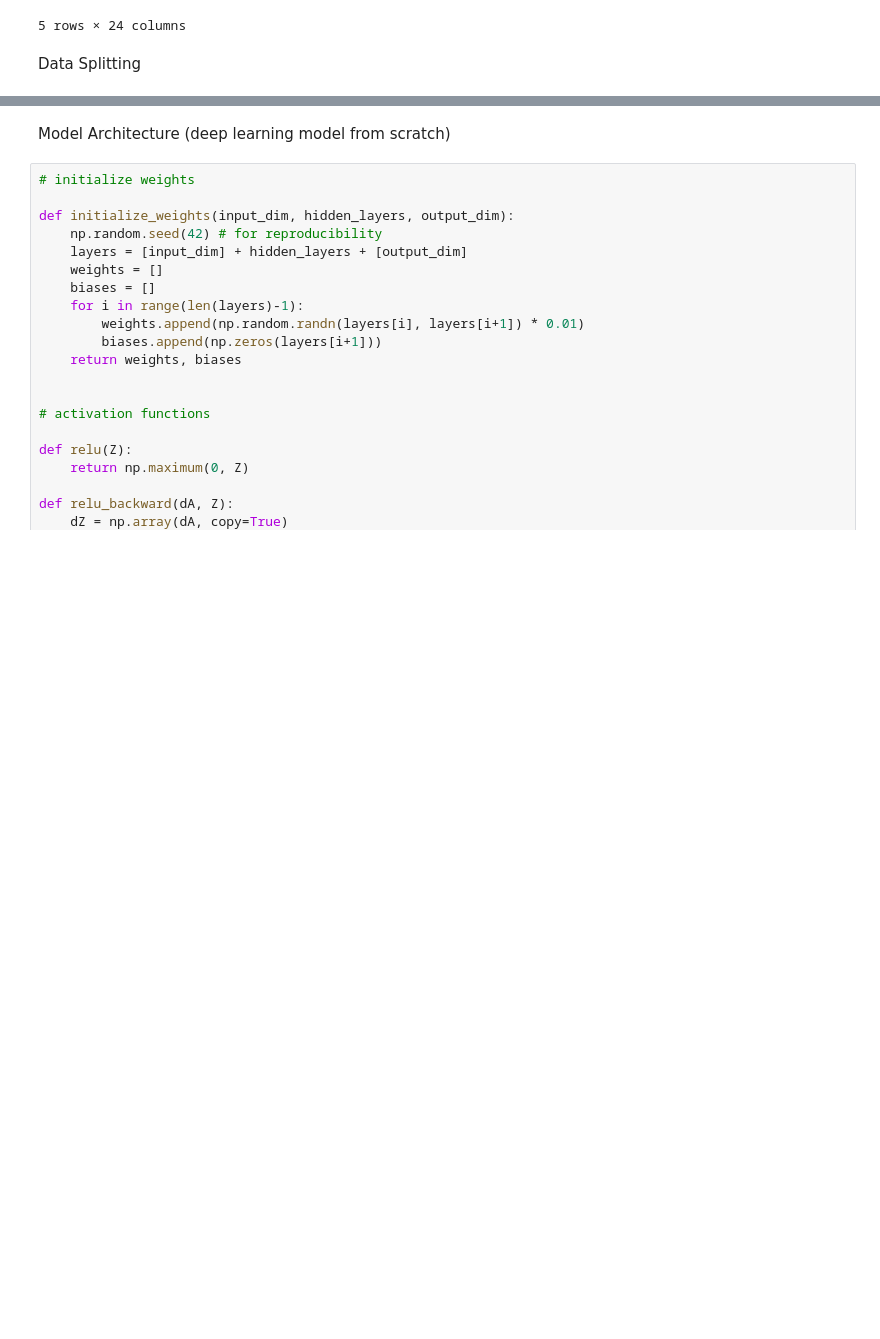
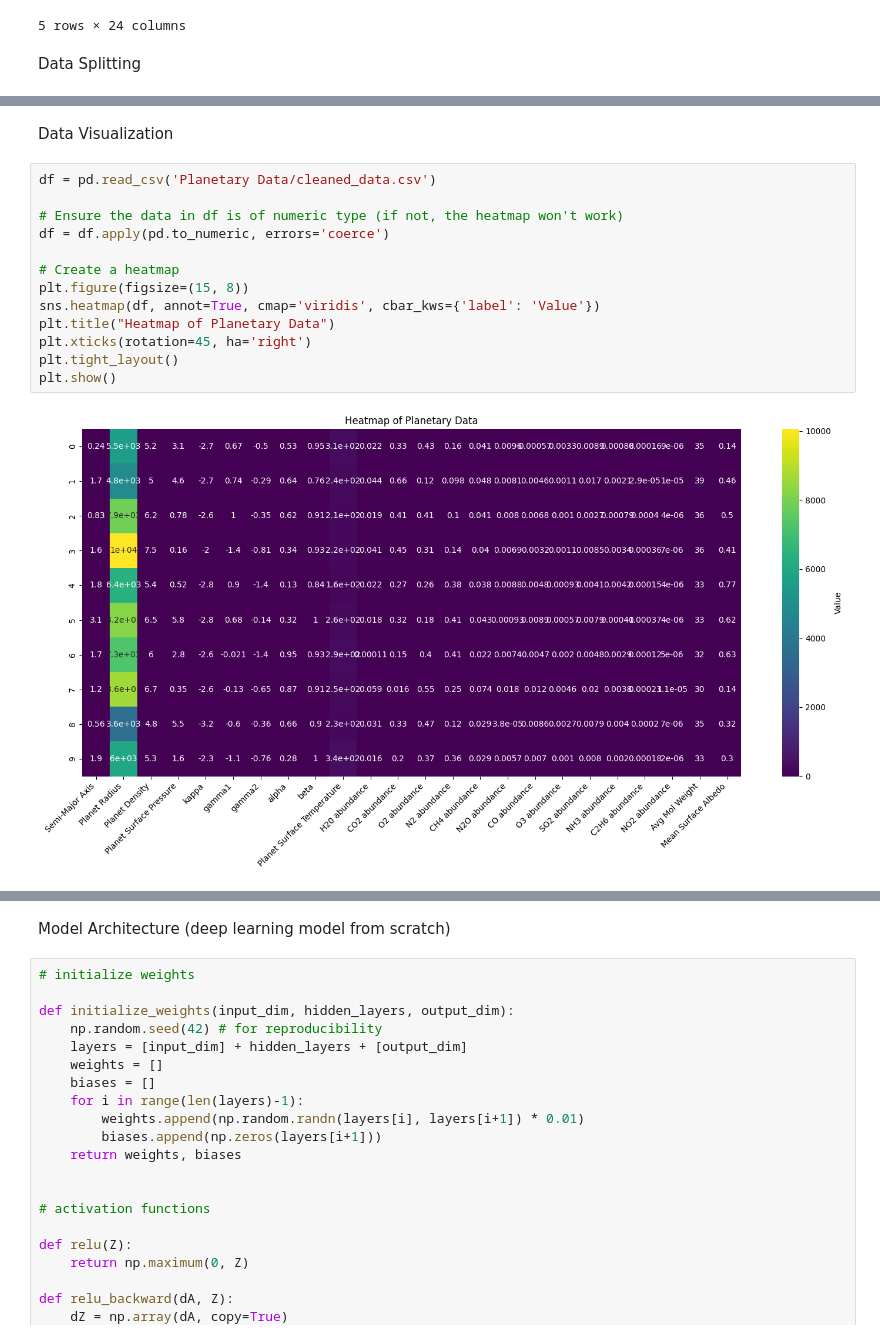
Before and after one commit to DorsaRoh/Atmo-DNN, a Jupyter notebook: planet_atmosphere_model.ipynb, the cells around one changed output, grey strips where cells are left out. Saved outputs shown, nothing was run; the diff lists cells and outputs as text; blank space fills up the shorter version.

Commit message:
heat map + histogram

```diff
--- a/planet_atmosphere_model.ipynb
+++ b/planet_atmosphere_model.ipynb
@@ -90,0 +91,17 @@ np.savetxt('Data/validate/validation_data.csv', validate, delimiter=',', fmt='%s
+# %% [markdown]
+Data Visualization
+# %%
+df = pd.read_csv('Planetary Data/cleaned_data.csv')
+
+# Ensure the data in df is of numeric type (if not, the heatmap won't work)
+df = df.apply(pd.to_numeric, errors='coerce')
+
+# Create a heatmap
+plt.figure(figsize=(15, 8))
+sns.heatmap(df, annot=True, cmap='viridis', cbar_kws={'label': 'Value'})
+plt.title("Heatmap of Planetary Data")
+plt.xticks(rotation=45, ha='right')
+plt.tight_layout()
+plt.show()
+# %% [output]
+[figure, added]
```
Also changed, not shown: parts of 4 cells of this notebook, 5 other files.
